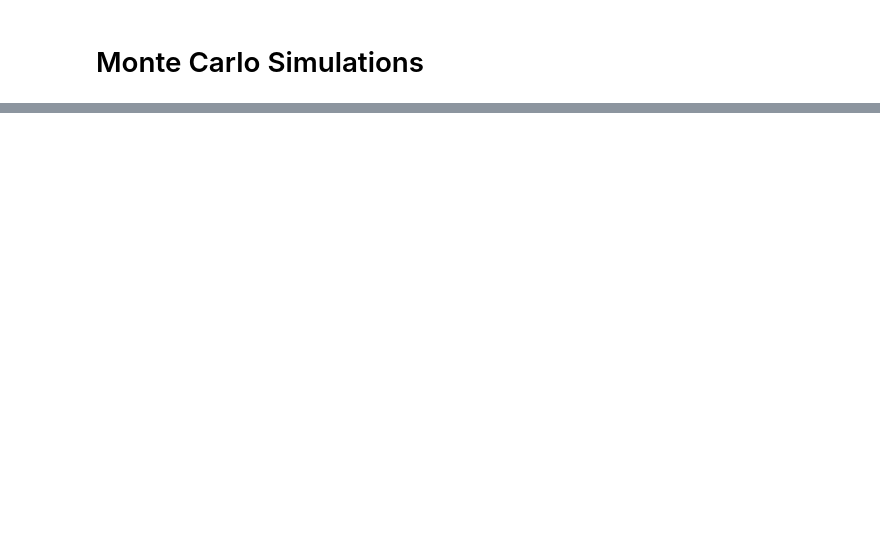
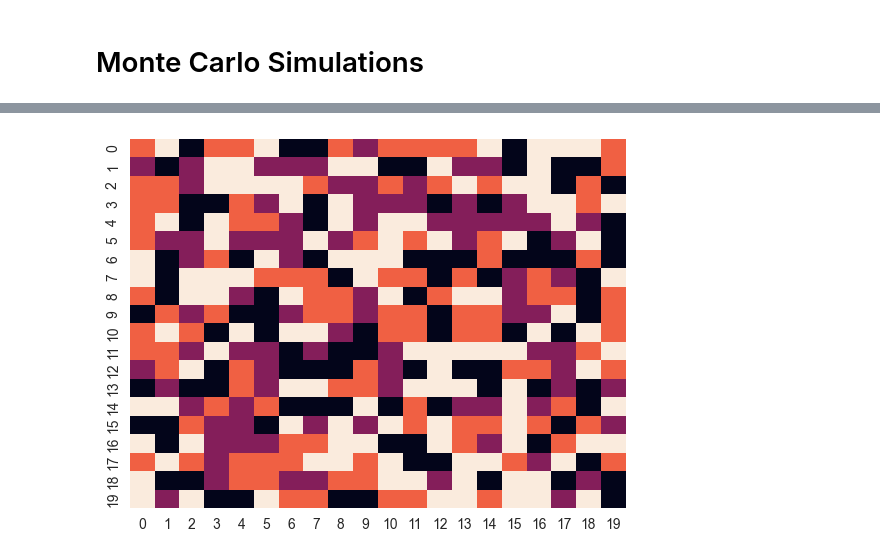
Before and after one commit to DarioFi/Potts-model-phase-transitions, a Jupyter notebook: mattia.ipynb, the cells around one changed output, grey strips where cells are left out. Cells and saved outputs as stored; diff of their text form; code cells hidden in the pictures; blank space fills up the shorter version.

```diff
--- a/mattia.ipynb
+++ b/mattia.ipynb
@@ -32,0 +195,10 @@ q = 4. high and low temperature. close and far from critical temperature. plot s
+# %%
+# for reproducibility
+np.random.seed(42)
+
+# generate and show a random spin configuration
+sigma = np.random.randint(0, q, (L, L))
+sns.heatmap(sigma, cbar=False)
+plt.show()
+# %% [output]
+[figure, added]
```
Also changed, not shown: parts of 34 cells of this notebook.
